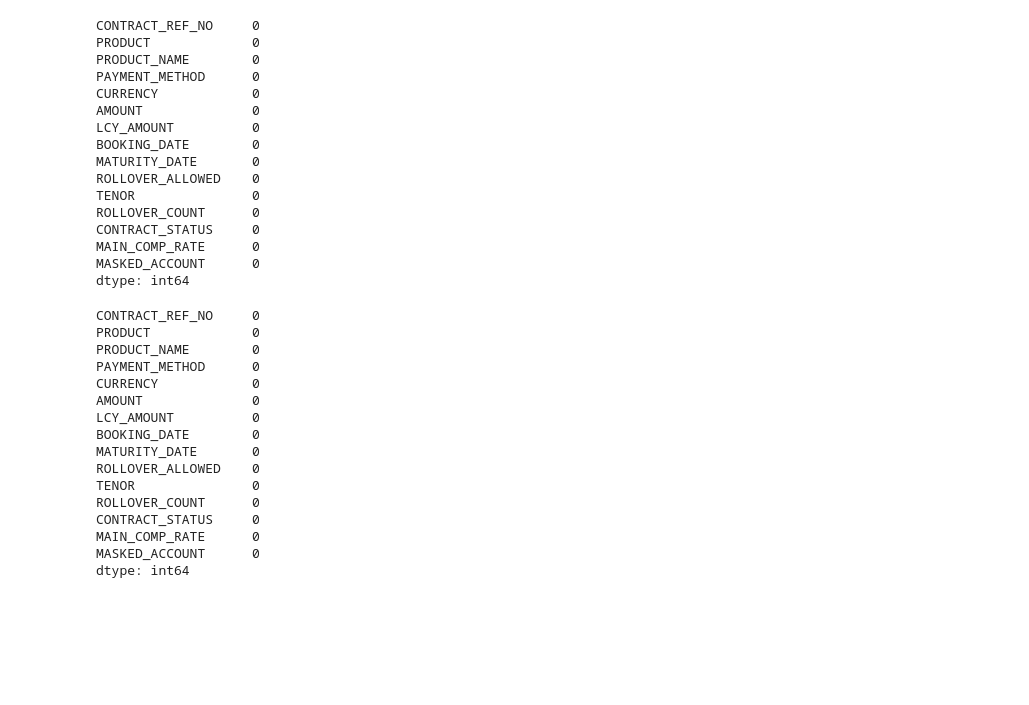
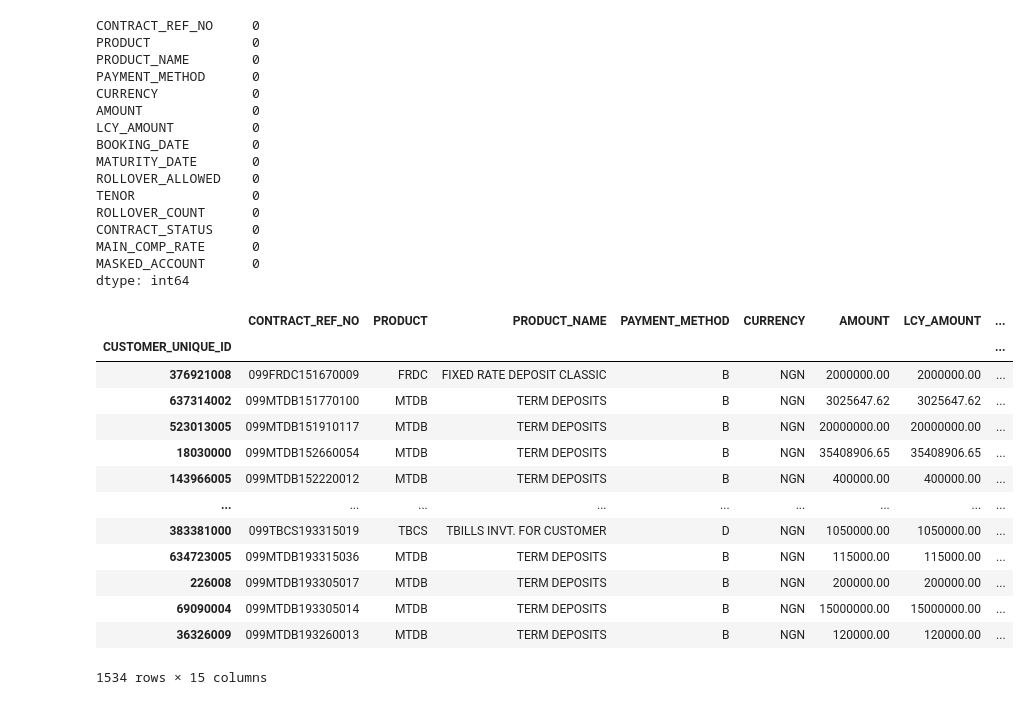
Before and after one commit to Ayanlola2002/Stutern, a Jupyter notebook: Stutern_Group_Task.ipynb, the cells around one changed output. Drawn from its saved outputs; the diff is of its cells as text; code cells hidden in the pictures; blank space fills up the shorter version.

```diff
--- a/Stutern_Group_Task.ipynb
+++ b/Stutern_Group_Task.ipynb
@@ -521,22 +520,20 @@ CONTRACT_STATUS     0
 MAIN_COMP_RATE      0
 MASKED_ACCOUNT      0
 dtype: int64
-# %%
-all_investments.isnull().sum()
-# %% [output]
-CONTRACT_REF_NO     0
-PRODUCT             0
-PRODUCT_NAME        0
-PAYMENT_METHOD      0
-CURRENCY            0
-AMOUNT              0
-LCY_AMOUNT          0
-BOOKING_DATE        0
-MATURITY_DATE       0
-ROLLOVER_ALLOWED    0
-TENOR               0
-ROLLOVER_COUNT      0
-CONTRACT_STATUS     0
-MAIN_COMP_RATE      0
-MASKED_ACCOUNT      0
-dtype: int64
+# %%
+all_investments_data
+# %% [output]
+|  | CONTRACT_REF_NO | PRODUCT | PRODUCT_NAME | PAYMENT_METHOD | CURRENCY | AMOUNT | LCY_AMOUNT | ... |
+| CUSTOMER_UNIQUE_ID |  |  |  |  |  |  |  | ... |
+| 376921008 | 099FRDC151670009 | FRDC | FIXED RATE DEPOSIT CLASSIC | B | NGN | 2000000.00 | 2000000.00 | ... |
+| 637314002 | 099MTDB151770100 | MTDB | TERM DEPOSITS | B | NGN | 3025647.62 | 3025647.62 | ... |
+| 523013005 | 099MTDB151910117 | MTDB | TERM DEPOSITS | B | NGN | 20000000.00 | 20000000.00 | ... |
+| 18030000 | 099MTDB152660054 | MTDB | TERM DEPOSITS | B | NGN | 35408906.65 | 35408906.65 | ... |
+| 143966005 | 099MTDB152220012 | MTDB | TERM DEPOSITS | B | NGN | 400000.00 | 400000.00 | ... |
+| ... | ... | ... | ... | ... | ... | ... | ... | ... |
+| 383381000 | 099TBCS193315019 | TBCS | TBILLS INVT. FOR CUSTOMER | D | NGN | 1050000.00 | 1050000.00 | ... |
+| 634723005 | 099MTDB193315036 | MTDB | TERM DEPOSITS | B | NGN | 115000.00 | 115000.00 | ... |
+| 226008 | 099MTDB193305017 | MTDB | TERM DEPOSITS | B | NGN | 200000.00 | 200000.00 | ... |
+| 69090004 | 099MTDB193305014 | MTDB | TERM DEPOSITS | B | NGN | 15000000.00 | 15000000.00 | ... |
+| 36326009 | 099MTDB193260013 | MTDB | TERM DEPOSITS | B | NGN | 120000.00 | 120000.00 | ... |
+1534 rows × 15 columns
```
Also changed, not shown: parts of 30 cells of this notebook.
